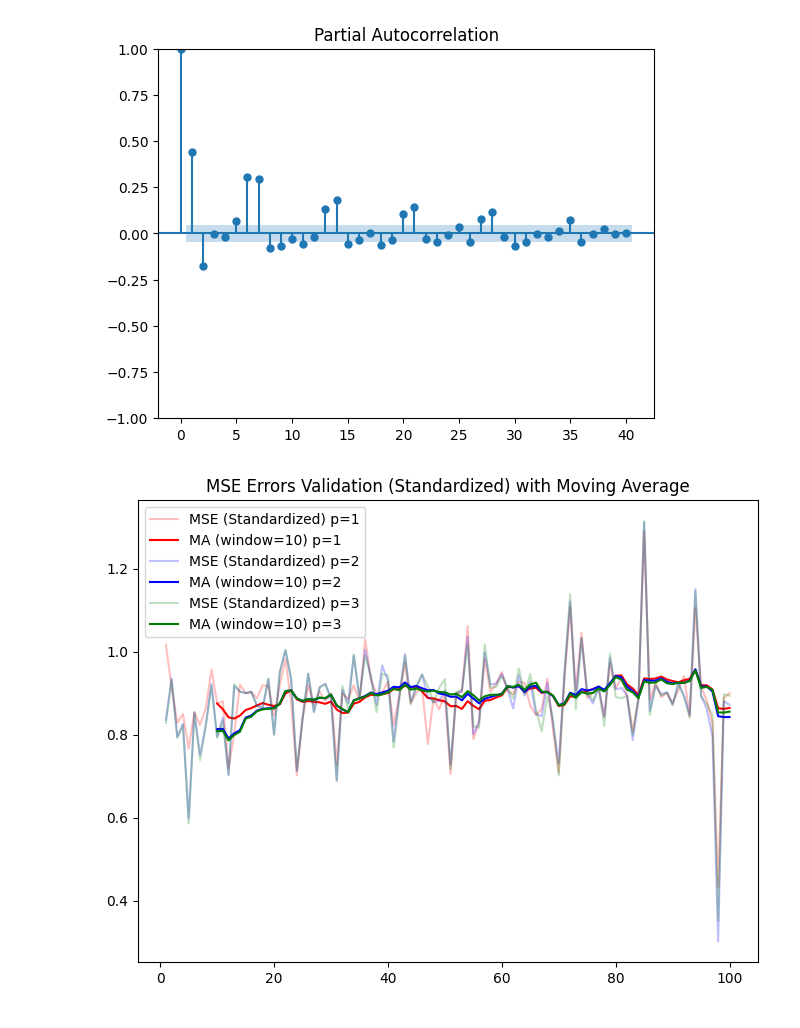
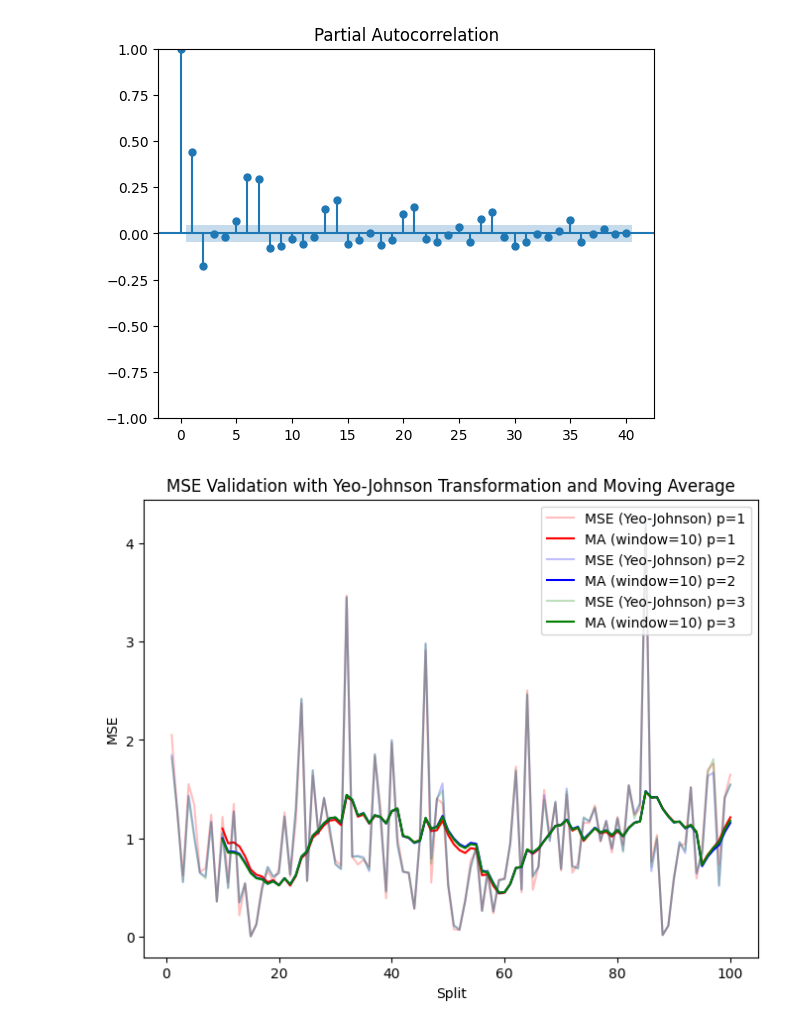
Before and after one commit to GregoryRickenmann/DSF-Project, a Jupyter notebook: ARIMA/project.ipynb, the cells around one changed output. Cells and saved outputs as stored; diff of their text form; code cells hidden in the pictures.

```diff
--- a/ARIMA/project.ipynb
+++ b/ARIMA/project.ipynb
@@ -127,6 +127,8 @@ import statsmodels.api as sm
 from statsmodels.tsa.arima.model import ARIMA
 from sklearn.metrics import mean_squared_error
 from sklearn.model_selection import TimeSeriesSplit
+from sklearn.preprocessing import PowerTransformer
+import pandas as pd
 import matplotlib.pyplot as plt
 
 # --- 1. Load Data ---
@@ -158,6 +160,9 @@ seasonal_test = seasonal[train_validate_size:]
 n_splits = 100
 tscv = TimeSeriesSplit(n_splits=n_splits, test_size=validate_size)
 
+# Initialize Yeo-Johnson transformer
+yeo_transformer = PowerTransformer(method='yeo-johnson', standardize=True)
+
 # Error lists
 colors = ["red", "blue", "green", "orange"]
 
@@ -167,58 +172,45 @@ for p in range(1, 4):
     standardized_validate_errors = []
     # --- 6. Training and Validation ---
     for i, (train_index, validate_index) in enumerate(tscv.split(train_validate_data)):
         # Create train and validation splits
         train, validate = train_validate_data.iloc[train_index], train_validate_data.iloc[validate_index]
         trend_train, trend_validate = trend_train_validate.iloc[train_index], trend_train_validate.iloc[validate_index]
         seasonal_train, seasonal_validate = seasonal_train_validate.iloc[train_index], seasonal_train_validate.iloc[validate_index]
 
         # TRAINING
         # Detrend and deseasonalize
         train_residual = train - trend_train - seasonal_train
-        # Standardize
-        train_mean, train_std = train_residual.mean(), train_residual.std()
-        train_standardized = (train_residual - train_mean) / train_std
+        # Apply Yeo-Johnson transformation
+        train_transformed = yeo_transformer.fit_transform(train_residual.values.reshape(-1, 1)).flatten()
 
         # VALIDATION
         # Detrend and deseasonalize
         validate_residual = validate - trend_validate - seasonal_validate
-        # Standardize
-        validate_mean, validate_std = validate_residual.mean(), validate_residual.std()
-        validate_standardized = (validate_residual - validate_mean) / validate_std
+        # Apply the Yeo-Johnson transformation (using training parameters)
+        validate_transformed = yeo_transformer.transform(validate_residual.values.reshape(-1, 1)).flatten()
 
-        # Fit ARIMA model on training split
-        model = ARIMA(train_standardized, order=(p, d, q))
+        # Fit ARIMA model on transformed training split
+        model = ARIMA(train_transformed, order=(p, d, q))
         model_fit = model.fit()
 
         # Forecast on validation split
-        forecast_standardized = model_fit.forecast(steps=len(validate_standardized))
+        forecast_transformed = model_fit.forecast(steps=len(validate_transformed))
 
-        # Validation error (standardized)
-        standardized_error = mean_squared_error(validate_standardized, forecast_standardized)
+        # Validation error (Yeo-Johnson transformed scale)
+        standardized_error = mean_squared_error(validate_transformed, forecast_transformed)
         standardized_validate_errors.append(standardized_error)
-
-        # # Revert Standardization
-        # forecast_residual = forecast_standardized * train_std + train_mean
-
-        # # Add trend and seasonality
-        # final_forecast = forecast_residual + trend_validate + seasonal_validate
-
-        # # Validation error (original scale)
-        # validate_error = mean_squared_error(validate, final_forecast)
-        # validate_errors.append(validate_error)
-
-        # # Print Validation Errors
-        # print(f"Iteration {i+1}, Validation Error (MSE - Original Scale): {validate_error:.4f}")
-        # print(f"Iteration {i+1}, Validation Error (MSE - Standardized): {standardized_error:.4f}")
 
     # --- 7. Plot Test Results ---
     window_size = 10
     moving_avg_errors = pd.Series(standardized_validate_errors).rolling(window=window_size).mean()
 
-    plt.plot(range(1, n_splits+1), standardized_validate_errors, label=f"MSE (Standardized) p={p}", color=colors[p-1], alpha=0.25)
+    plt.plot(range(1, n_splits+1), standardized_validate_errors, label=f"MSE (Yeo-Johnson) p={p}", color=colors[p-1], alpha=0.25)
     plt.plot(range(1, n_splits+1), moving_avg_errors, label=f"MA (window={window_size}) p={p}", color=colors[p-1])
-plt.title("MSE Errors Validation (Standardized) with Moving Average")
+
+plt.title("MSE Validation with Yeo-Johnson Transformation and Moving Average")
 plt.legend()
+plt.ylabel("MSE")
+plt.xlabel("Split")
 plt.show()
 # %% [output]
-[figure, old version]
+[figure, new version]
```
Also changed, not shown: 1 other file.
